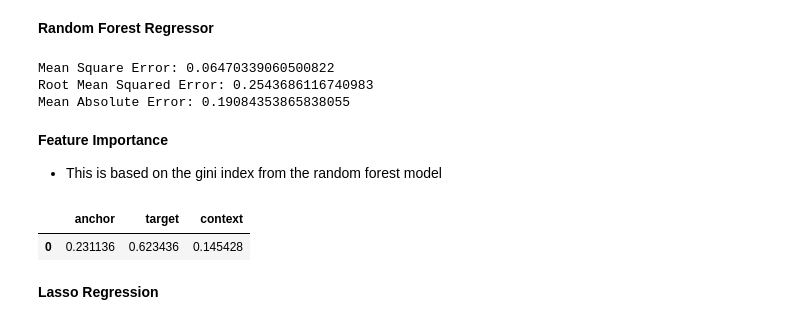
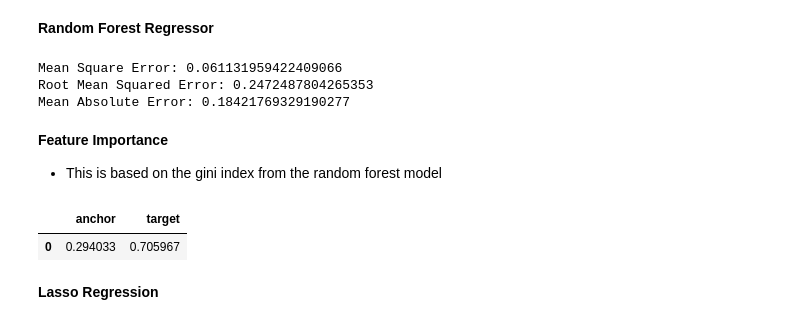
Before and after one commit to MichaelWoo-git/Phrase_Matching_Recog, a Jupyter notebook: Phrase_Match_Similarity.ipynb, the cells around one changed output. Saved outputs shown, nothing was run; the diff lists cells and outputs as text; code cells hidden in the pictures.

```diff
--- a/Phrase_Match_Similarity.ipynb
+++ b/Phrase_Match_Similarity.ipynb
@@ -68,7 +118,7 @@ __Label Encoder__
 # %%
 labelencoder_anchor = LabelEncoder()
 labelencoder_target = LabelEncoder()
-labelencoder_context = LabelEncoder(
+labelencoder_context = LabelEncoder()
 df_1['anchor'] = labelencoder_anchor.fit_transform(df_1['anchor'])
 df_1['target'] = labelencoder_target.fit_transform(df_1['target'])
 df_1['context'] = labelencoder_context.fit_transform(df_1['context'])
@@ -101,5 +151,5 @@ __Spliting (70/30)__
 # %%
-x = df_1[['anchor','target','context']].values
+x = df_1.drop(['id','score'],axis=1).values
 y = df_1['score'].values
 # %%
 x_train, x_test, y_train, y_test = train_test_split(x, y, test_size=0.30, random_state=141)
@@ -116,21 +166,21 @@ rmse = mean_squared_error(y_test, y_pred,squared=False)
 mae = mean_absolute_error(y_test,y_pred)
 print("Mean Square Error: {} \nRoot Mean Squared Error: {} \nMean Absolute Error: {} ".format(mse,rmse,mae))
 # %% [output]
-Mean Square Error: 0.06470339060500822
-Root Mean Squared Error: 0.2543686116740983
-Mean Absolute Error: 0.19084353865838055
+Mean Square Error: 0.061131959422409066
+Root Mean Squared Error: 0.2472487804265353
+Mean Absolute Error: 0.18421769329190277
 # %% [markdown]
 __Feature Importance__
 * This is based on the gini index from the random forest model
 # %%
-features = [df_1.columns[i] for i in range(1,4)]
+features = [df_1.columns[i] for i in range(1,3)]
 feature_importance_nums = regr.feature_importances_
 feature_importance_df = pd.DataFrame(feature_importance_nums).transpose()
 feature_importance_df.columns = features
 feature_importance_df.head()
 # %% [output]
-|  | anchor | target | context |
-| 0 | 0.231136 | 0.623436 | 0.145428 |
+|  | anchor | target |
+| 0 | 0.294033 | 0.705967 |
 # %% [markdown]
 __Lasso Regression__
 # %%
```
Also changed, not shown: parts of 8 cells of this notebook.
